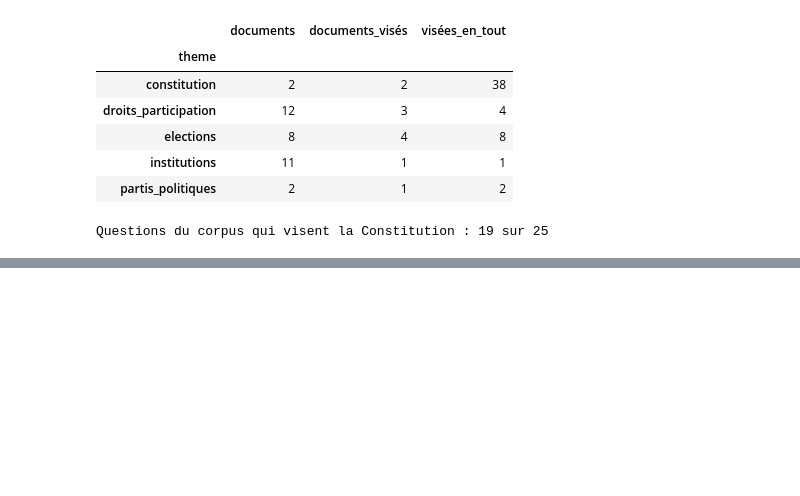
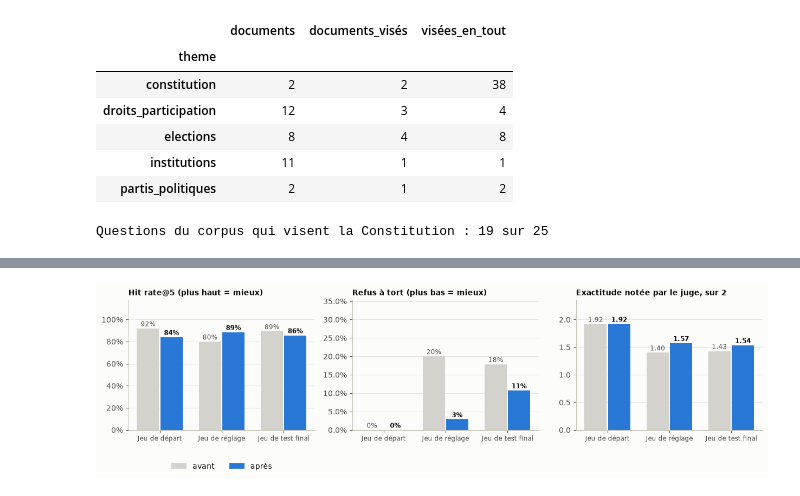
Before and after one commit to salmahanabal/Moroccan-civic-assistant, a Jupyter notebook: backend/notebooks/01_analyse_exploratoire.ipynb, the cells around one changed output, grey strips where cells are left out. Saved outputs shown, nothing was run; the diff lists cells and outputs as text; code cells hidden in the pictures; blank space fills up the shorter version.

```diff
--- a/backend/notebooks/01_analyse_exploratoire.ipynb
+++ b/backend/notebooks/01_analyse_exploratoire.ipynb
@@ -564,0 +858,19 @@ chatbot avant), puis les mesurer à part : ce serait aussi un vrai jeu de test,
+# %%
+from evaluation import compare_runs
+
+runs = {
+    "Jeu de départ": ("results.csv", "results_set1_after.csv", "judge_results.csv", "judge_results_set1_after.csv"),
+    "Jeu de réglage": ("results_set2.csv", "results_set2_after.csv", "judge_results_set2.csv", "judge_results_set2_after.csv"),
+    "Jeu de test final": ("results_set3_before.csv", "results_set3_after.csv", "judge_results_set3_before.csv", "judge_results_set3_after.csv"),
+}
+rows = []
+for name, (before_results, after_results, before_judge, after_judge) in runs.items():
+    for state, results_file, judge_file in (("avant", before_results, before_judge), ("après", after_results, after_judge)):
+        summary = compare_runs.summarize_run(compare_runs.read_csv(config.EVAL_DIR / results_file), compare_runs.read_csv(config.EVAL_DIR / judge_file))
+        rows.append({"jeu": name, "système": state,
+                     "hit rate@5": summary["hit"][0] / summary["hit"][1], "hit (x/y)": f"{summary['hit'][0]}/{summary['hit'][1]}",
+                     "refus à tort": summary["refus_a_tort"][0] / summary["refus_a_tort"][1], "refus à tort (x/y)": f"{summary['refus_a_tort'][0]}/{summary['refus_a_tort'][1]}",
+                     "exactitude (juge)": summary["exactitude"], "refus corrects": f"{summary['refus_correct'][0]}/{summary['refus_correct'][1]}",
+                     "fidélité": f"{summary['fidelite'][0]}/{summary['fidelite'][1]}"})
+comparison = pd.DataFrame(rows)
+display(comparison[["jeu", "système", "hit (x/y)", "refus à tort (x/y)", "exactitude (juge)", "refus corrects", "fidélité"]].style.format({"exactitude (juge)": "{:.2f}"}).hide(axis="index"))
@@ -564,0 +885,27 @@ chatbot avant), puis les mesurer à part : ce serait aussi un vrai jeu de test,
+# %%
+fig, axes = plt.subplots(1, 3, figsize=(12.5, 3.8), sharey=False)
+names = list(runs)
+x = np.arange(len(names)); width = 0.36
+for axis, column, title, upper in ((axes[0], "hit rate@5", "Hit rate@5 (plus haut = mieux)", 1.0),
+                                   (axes[1], "refus à tort", "Refus à tort (plus bas = mieux)", 0.3),
+                                   (axes[2], "exactitude (juge)", "Exactitude notée par le juge, sur 2", 2.0)):
+    before = comparison[comparison["système"] == "avant"][column].values
+    after = comparison[comparison["système"] == "après"][column].values
+    axis.bar(x - width / 2 - 0.01, before, width, color=COLORS["grey"], label="avant")
+    axis.bar(x + width / 2 + 0.01, after, width, color=COLORS["fr"], label="après")
+    for position, (b, a) in enumerate(zip(before, after)):
+        fmt = (lambda v: f"{v:.2f}") if column == "exactitude (juge)" else (lambda v: f"{v:.0%}")
+        axis.text(position - width / 2 - 0.01, b + upper * 0.02, fmt(b), ha="center", fontsize=8.5, color=INK_SOFT)
+        axis.text(position + width / 2 + 0.01, a + upper * 0.02, fmt(a), ha="center", fontsize=8.5, color=INK, fontweight="bold")
+    axis.set_xticks(x, [n.replace(" (", "\n(") for n in names], fontsize=8.5)
+    axis.set_ylim(0, upper * 1.18)
+    if column != "exactitude (juge)":
+        axis.yaxis.set_major_formatter(plt.matplotlib.ticker.PercentFormatter(1.0))
+    axis.set_title(title, fontsize=10)
+    axis.grid(axis="x", visible=False)
+axes[0].legend(frameon=False, loc="upper center", ncol=2, bbox_to_anchor=(0.5, -0.2))
+fig.tight_layout()
+save(fig, "11_avant_apres_corrections.png")
+plt.show()
+# %% [output]
+[figure, added]
```
Also changed, not shown: parts of 25 cells of this notebook, 5 other files.
